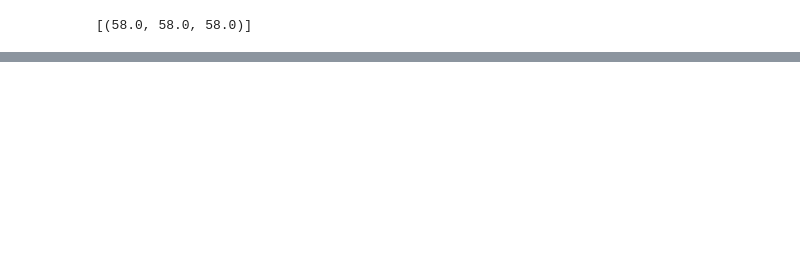
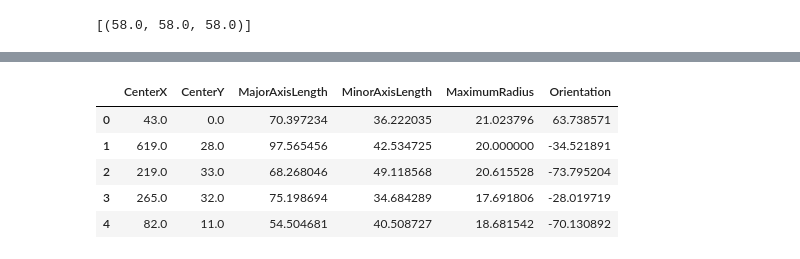
Before and after one commit to gitter-lab/pharmaco-image, a Jupyter notebook: meta_data.ipynb, the cells around one changed output, grey strips where cells are left out. Drawn from its saved outputs; the diff is of its cells as text; code cells hidden in the pictures; blank space fills up the shorter version.

Commit message:
Found keys for Cells table, found interesting features

```diff
--- a/meta_data.ipynb
+++ b/meta_data.ipynb
@@ -172,0 +2629,12 @@ From above we can see there are 58 cells, 58 cytoplasm and 58 nuclei in the imag
+# %%
+# Get the second combined key
+c.execute(
+    """
+    SELECT TableNumber, ImageNumber
+    FROM Image
+    WHERE Image_Metadata_Plate = 24278 AND Image_Metadata_Site = '1' AND Image_Metadata_Well = 'a01'
+    """
+)
+result = c.fetchall()
+print(result)
+tid, iid = result[0]
@@ -172,0 +2681,23 @@ From above we can see there are 58 cells, 58 cytoplasm and 58 nuclei in the imag
+# %%
+# Query all 58 cells
+c.execute(
+    """
+    SELECT Cells_AreaShape_Center_X, Cells_AreaShape_Center_Y, Cells_AreaShape_MajorAxisLength,
+        Cells_AreaShape_MinorAxisLength, Cells_AreaShape_MaximumRadius, Cells_AreaShape_Orientation
+    FROM Cells
+    WHERE TableNumber = '{}' AND ImageNumber = {} AND ObjectNumber BETWEEN {} AND {};
+    """.format(tid, iid, 1, 58)
+)
+
+result = c.fetchall()
+df = pd.DataFrame(np.array(result),
+                  columns=["CenterX", "CenterY", "MajorAxisLength",
+                           "MinorAxisLength", "MaximumRadius", "Orientation"])
+df.head()
+# %% [output]
+|  | CenterX | CenterY | MajorAxisLength | MinorAxisLength | MaximumRadius | Orientation |
+| 0 | 43.0 | 0.0 | 70.397234 | 36.222035 | 21.023796 | 63.738571 |
+| 1 | 619.0 | 28.0 | 97.565456 | 42.534725 | 20.000000 | -34.521891 |
+| 2 | 219.0 | 33.0 | 68.268046 | 49.118568 | 20.615528 | -73.795204 |
+| 3 | 265.0 | 32.0 | 75.198694 | 34.684289 | 17.691806 | -28.019719 |
+| 4 | 82.0 | 11.0 | 54.504681 | 40.508727 | 18.681542 | -70.130892 |
```
Also changed, not shown: parts of 14 cells of this notebook.
